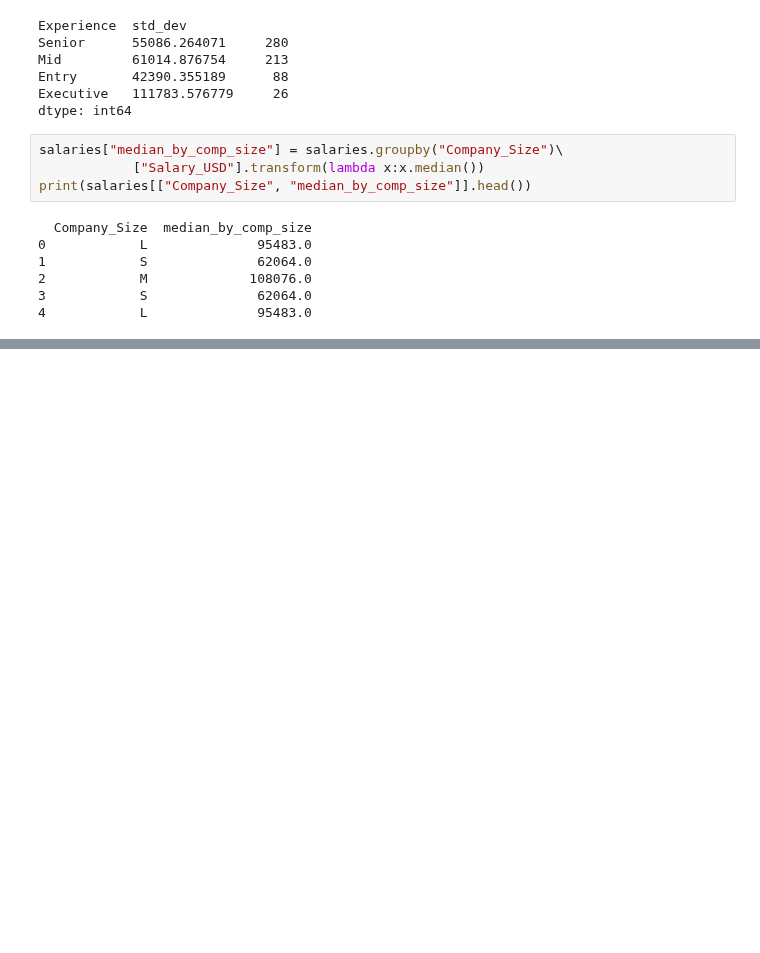
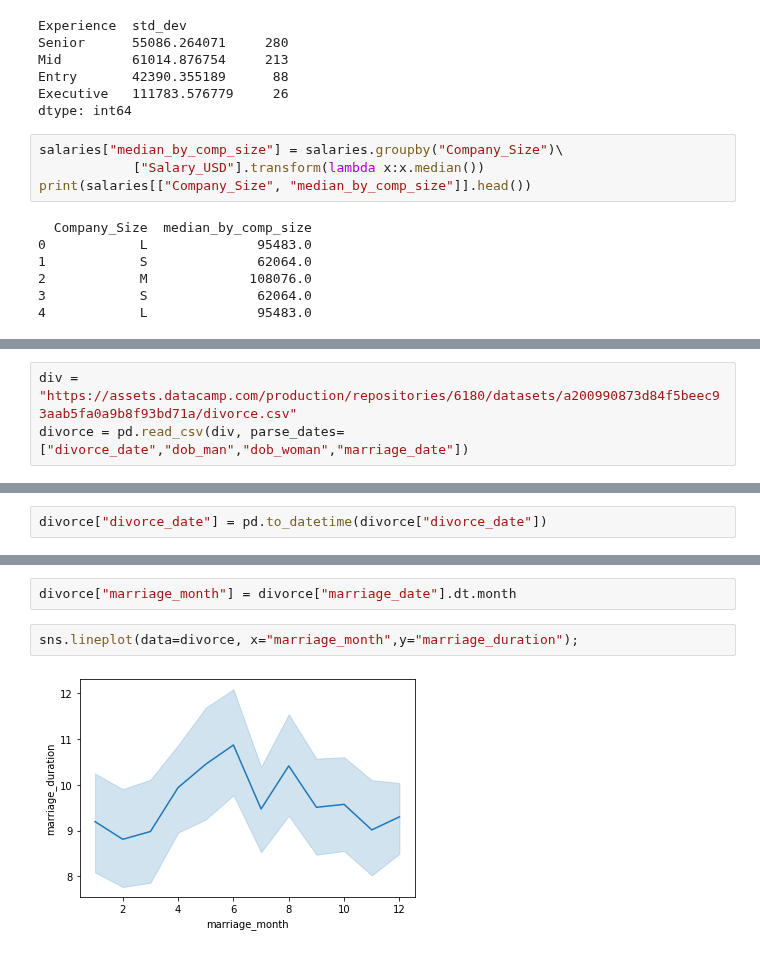
Before and after one commit to ecuerbo/pyprac, a Jupyter notebook: datacamp/exploratory-data-analysis.ipynb, the cells around one changed output, grey strips where cells are left out. Saved outputs shown, nothing was run; the diff lists cells and outputs as text; blank space fills up the shorter version.

```diff
--- a/datacamp/exploratory-data-analysis.ipynb
+++ b/datacamp/exploratory-data-analysis.ipynb
@@ -539,0 +603,3 @@ print(salaries[["Company_Size", "median_by_comp_size"]].head())
+# %%
+div = "https://assets.datacamp.com/production/repositories/6180/datasets/a200990873d84f5beec93aab5fa0a9b8f93bd71a/divorce.csv"
+divorce = pd.read_csv(div, parse_dates=["divorce_date","dob_man","dob_woman","marriage_date"])
@@ -539,0 +626,2 @@ print(salaries[["Company_Size", "median_by_comp_size"]].head())
+# %%
+divorce["divorce_date"] = pd.to_datetime(divorce["divorce_date"])
@@ -539,0 +648,6 @@ print(salaries[["Company_Size", "median_by_comp_size"]].head())
+# %%
+divorce["marriage_month"] = divorce["marriage_date"].dt.month
+# %%
+sns.lineplot(data=divorce, x="marriage_month",y="marriage_duration");
+# %% [output]
+[figure, added]
```
Also changed, not shown: parts of 21 cells of this notebook.
